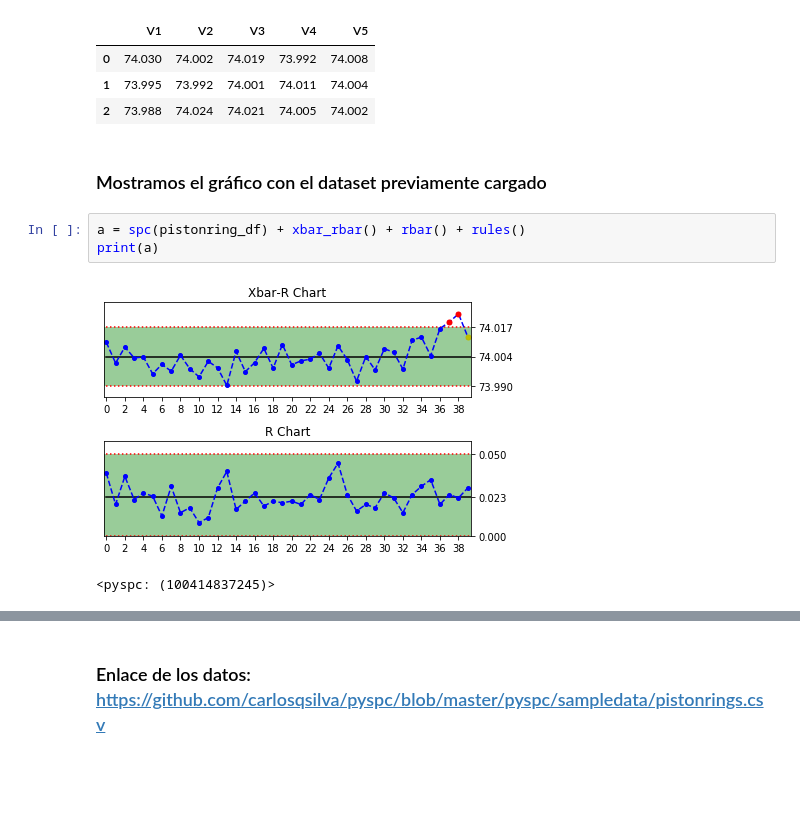
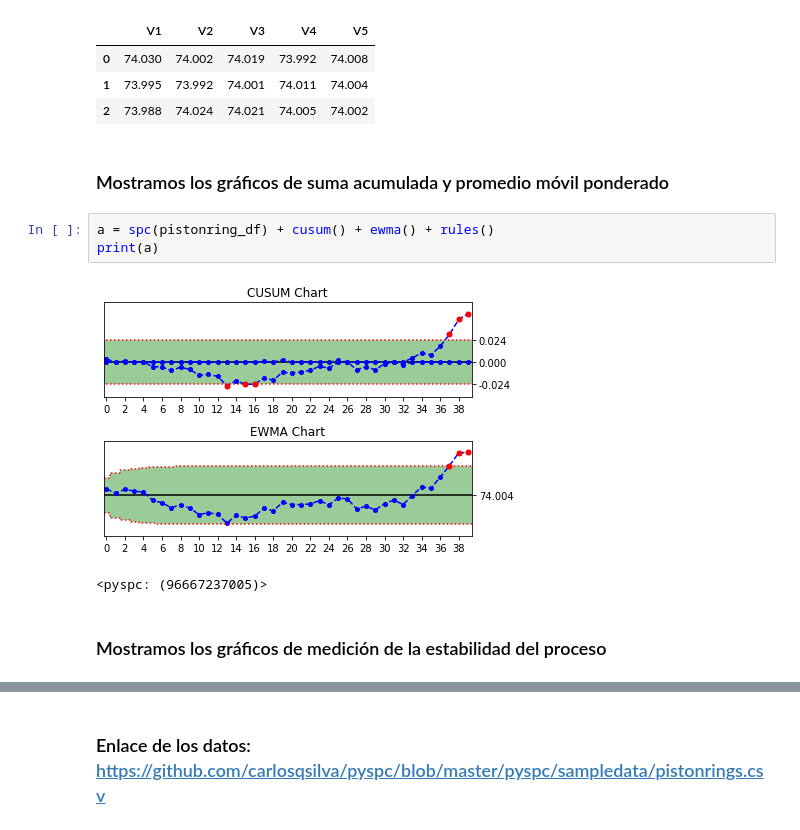
Before and after one commit to Rob2K2/modulo5DS, a Jupyter notebook: spc.ipynb, the cells around one changed output, grey strips where cells are left out. Drawn from its saved outputs; the diff is of its cells as text; blank space fills up the shorter version.

```diff
--- a/spc.ipynb
+++ b/spc.ipynb
@@ -36,11 +36,13 @@ pistonring_df.head(3)
 | 0 | 74.030 | 74.002 | 74.019 | 73.992 | 74.008 |
 | 1 | 73.995 | 73.992 | 74.001 | 74.011 | 74.004 |
 | 2 | 73.988 | 74.024 | 74.021 | 74.005 | 74.002 |
-# %% [markdown]
-### Mostramos el gráfico con el dataset previamente cargado
+# %% [markdown]
+### Mostramos los gráficos de suma acumulada y promedio móvil ponderado
 # %%
-a = spc(pistonring_df) + xbar_rbar() + rbar() + rules()
+a = spc(pistonring_df) + cusum() + ewma() + rules()
 print(a)
 # %% [output]
-[figure, old version]
+[figure, new version]
-<pyspc: (100414837245)>
+<pyspc: (96667237005)>
+# %% [markdown]
+### Mostramos los gráficos de medición de la estabilidad del proceso
```
Also changed, not shown: parts of 4 cells of this notebook, 2 other files.
